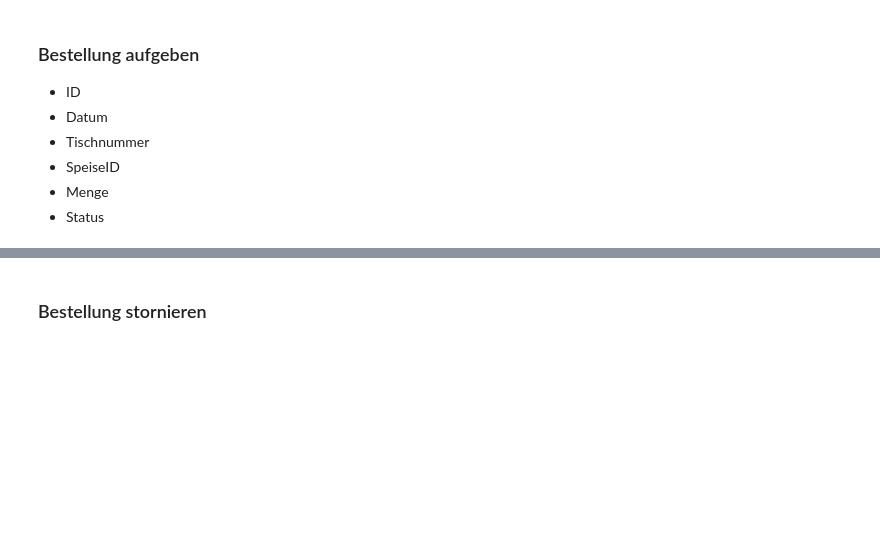
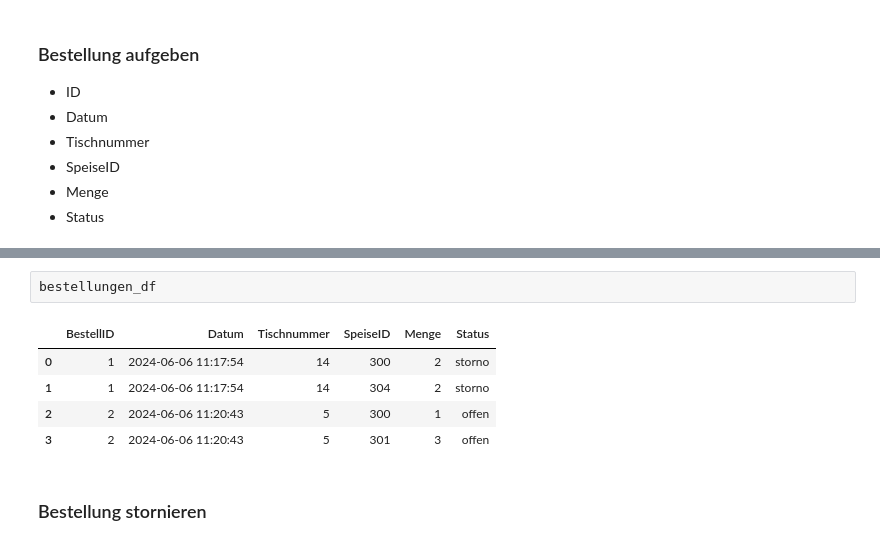
Before and after one commit to lisabeller/Praxisprojekt-Python-Bestelltool, a Jupyter notebook: Bestelltool_neu.ipynb, the cells around one changed output, grey strips where cells are left out. Drawn from its saved outputs; the diff is of its cells as text; blank space fills up the shorter version.

```diff
--- a/Bestelltool_neu.ipynb
+++ b/Bestelltool_neu.ipynb
@@ -225,3 +236,11 @@ IntText(value=1, description='Menge:')
+# %%
+bestellungen_df
+# %% [output]
+|  | BestellID | Datum | Tischnummer | SpeiseID | Menge | Status |
+| 0 | 1 | 2024-06-06 11:17:54 | 14 | 300 | 2 | storno |
+| 1 | 1 | 2024-06-06 11:17:54 | 14 | 304 | 2 | storno |
+| 2 | 2 | 2024-06-06 11:20:43 | 5 | 300 | 1 | offen |
+| 3 | 2 | 2024-06-06 11:20:43 | 5 | 301 | 3 | offen |
 # %% [markdown]
 ### Bestellung stornieren
 # %%
```
Also changed, not shown: parts of 5 cells of this notebook, 2 other files.
